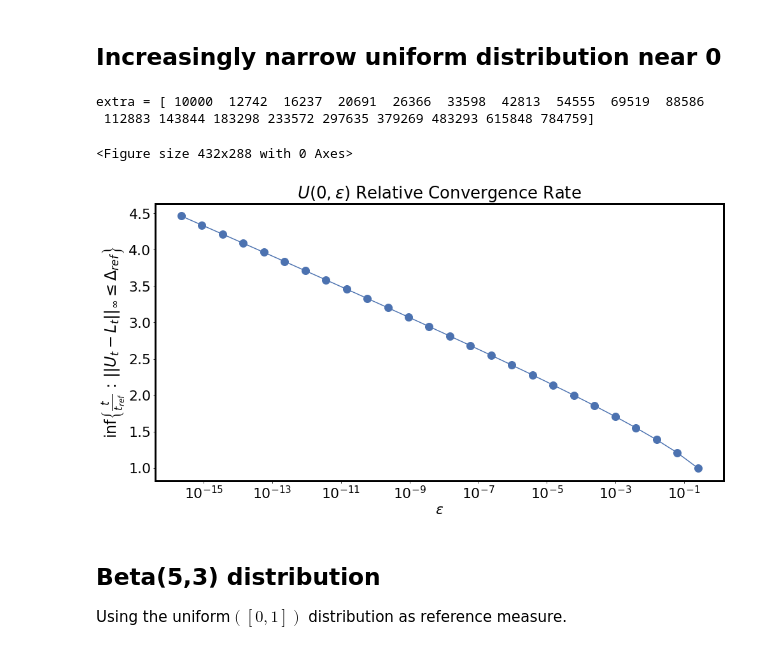
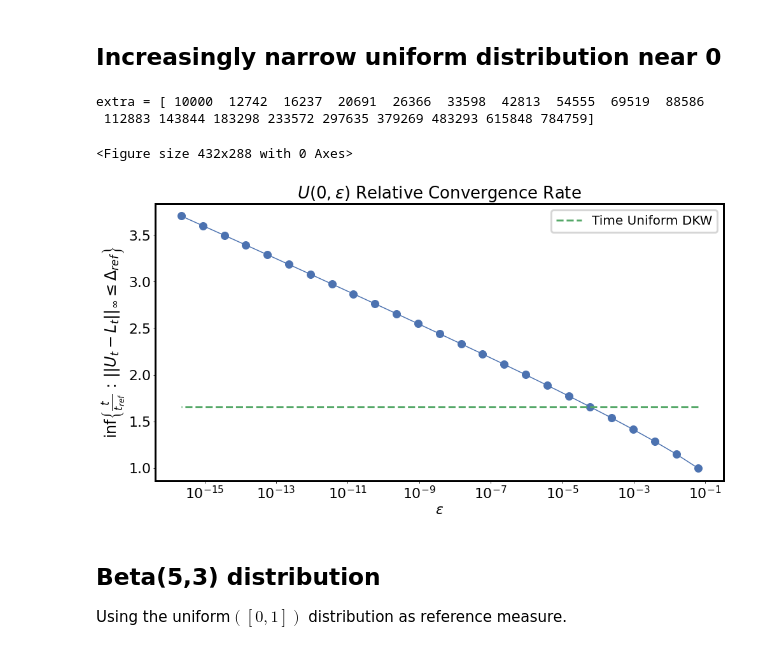
Before and after one commit to microsoft/csrobust, a Jupyter notebook: csnsquantile.ipynb, the cells around one changed output. Saved outputs shown, nothing was run; the diff lists cells and outputs as text; code cells hidden in the pictures.

Commit message:
uniform tweak

```diff
--- a/csnsquantile.ipynb
+++ b/csnsquantile.ipynb
@@ -421,6 +421,13 @@ def ultraplotsupnorm(datasets, trues, ref, extra=[], title=None, hack=None, file
             baseline = log(supnorms[0])
             basedesc = true.desc
             relativeconvergence.append(1)
+            # DKW
+            def dkwtuwidth(tau):
+                logtuconf = log(conf) + log(6/pi**2) - 2*log(tau)
+                return 2*sqrt((log(2) - logtuconf) / (2 * tau))
+            res = root_scalar(lambda tau: log(dkwtuwidth(tau)) - baseline, bracket=[ 1, 10*len(data) ])
+            assert res.converged, res
+            dkwmatch = res.root / times[0]
         else:
             empwidth = interp1d(x=np.log(times), y=np.log(supnorms))
             try:
@@ -439,10 +446,12 @@ def ultraplotsupnorm(datasets, trues, ref, extra=[], title=None, hack=None, file
             relativeconvergence.append(exp(res.root - log(times[0])))
 
     plt.plot(params, relativeconvergence, marker=markers[0], markersize=megafs-8)
+    plt.plot([ params[0], params[-1] ], [dkwmatch]*2, label='Time Uniform DKW', linestyle='dashed', linewidth=megalw)
+
 
     ax.set_xlabel(f'$\\epsilon$', fontsize=megafs+2)
     ax.set_ylabel(f'$\inf \\left\\{{ \\frac{{t}}{{t_{{ref}}}} \\,:\\, || U_t - L_t ||_{{\\infty}} \leq \\Delta_{{ref}} \\right\\}}$', fontsize=megafs+4)
-    #ax.legend(fontsize=megafs).get_frame().set_linewidth(megalw)
+    ax.legend(fontsize=megafs).get_frame().set_linewidth(megalw)
     for x in ax.spines.values():
         x.set_linewidth(megalw)
     plt.title(title or f'wazzup', fontsize=megafs+6)
@@ -461,35 +470,35 @@ def flass():
     logbase10T = 6
     T = ceil(10**logbase10T)
 
     datasets = []
     trues = []
     seed = 4548
-    for poweps in range(-2, -54, -2):
+    for poweps in range(-4, -54, -2):
         epsilon = 2**poweps
         rng = default_rng(seed)
         data = rng.uniform(low=0, high=epsilon, size=T)
         true = Anon(desc = f'$\\epsilon = 2^{{{poweps}}}$', param = epsilon, mode = 1/2 * epsilon)
         datasets.append(data)
         trues.append(true)
 
     ref = Anon(cdf = lambda slf, x: x,
                ppf = lambda slf, x: x,
                sf = lambda slf, x: 1 - x,
                isf = lambda slf, x: 1 - x,
               )
 
     ultraplotsupnorm(datasets, trues, ref,
                      extra=np.logspace(start=4, stop=logbase10T, num=20)[:-1].astype(int),
                      title='$U(0, \\epsilon)$ Relative Convergence Rate',
                      hack=lambda fig, ax: (ax.set_xscale('log'), ),
                      file='uniformsweep.pdf')
 
 flass()
 # %% [output]
 extra = [ 10000  12742  16237  20691  26366  33598  42813  54555  69519  88586
  112883 143844 183298 233572 297635 379269 483293 615848 784759]
 <Figure size 432x288 with 0 Axes>
-[figure, old version]
+[figure, new version]
 # %% [markdown]
 ## Beta(5,3) distribution
 Using the uniform$([0,1])$ distribution as reference measure.
```
